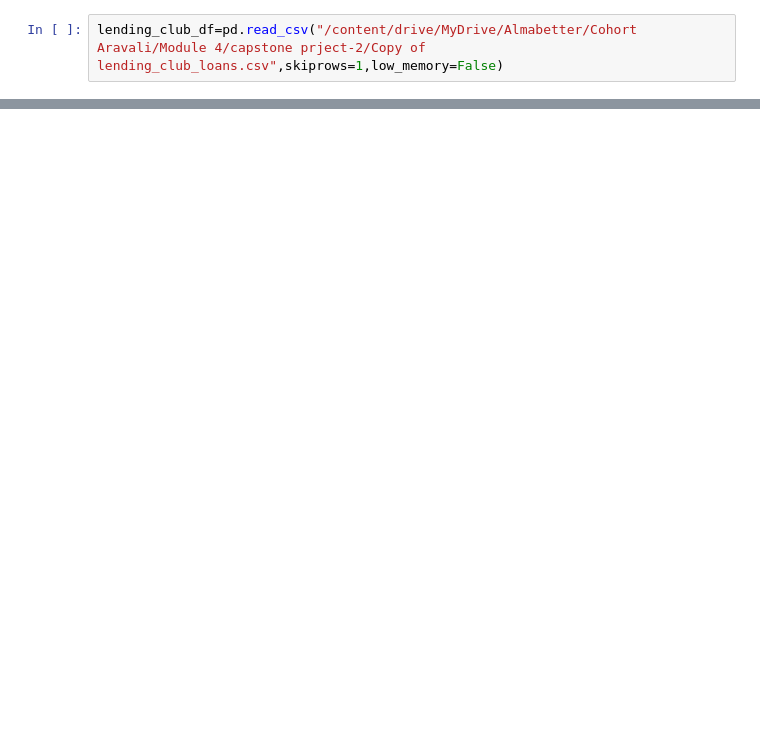
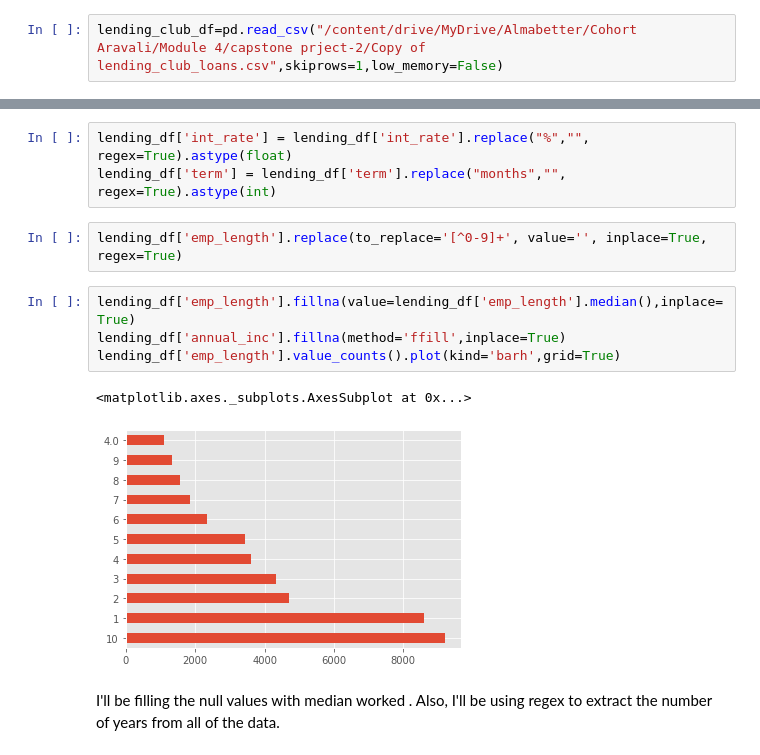
Before and after one commit to chinu1997/Capstone-Project2-Team2, a Jupyter notebook: Chinmaya_Devprasad_team_2_of_Loan_Default_Prediction_Capstone_Project.ipynb, the cells around one changed output, grey strips where cells are left out. Cells and saved outputs as stored; diff of their text form; blank space fills up the shorter version.

```diff
--- a/Chinmaya_Devprasad_team_2_of_Loan_Default_Prediction_Capstone_Project.ipynb
+++ b/Chinmaya_Devprasad_team_2_of_Loan_Default_Prediction_Capstone_Project.ipynb
@@ -134,0 +158,14 @@ dtype: float64
+# %%
+lending_df['int_rate'] = lending_df['int_rate'].replace("%","", regex=True).astype(float)
+lending_df['term'] = lending_df['term'].replace("months","", regex=True).astype(int)
+# %%
+lending_df['emp_length'].replace(to_replace='[^0-9]+', value='', inplace=True, regex=True)
+# %%
+lending_df['emp_length'].fillna(value=lending_df['emp_length'].median(),inplace=True)
+lending_df['annual_inc'].fillna(method='ffill',inplace=True)
+lending_df['emp_length'].value_counts().plot(kind='barh',grid=True)
+# %% [output]
+<matplotlib.axes._subplots.AxesSubplot at 0x...>
+[figure, added]
+# %% [markdown]
+I'll be filling the null values with median worked . Also, I'll be using regex to extract the number of years from all of the data.
```
Also changed, not shown: parts of 52 cells of this notebook.
